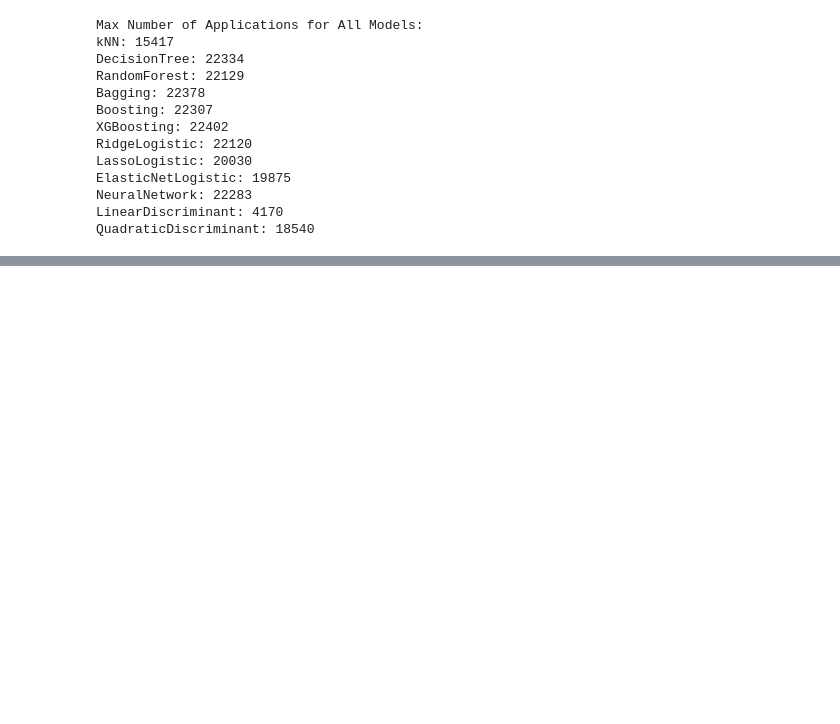
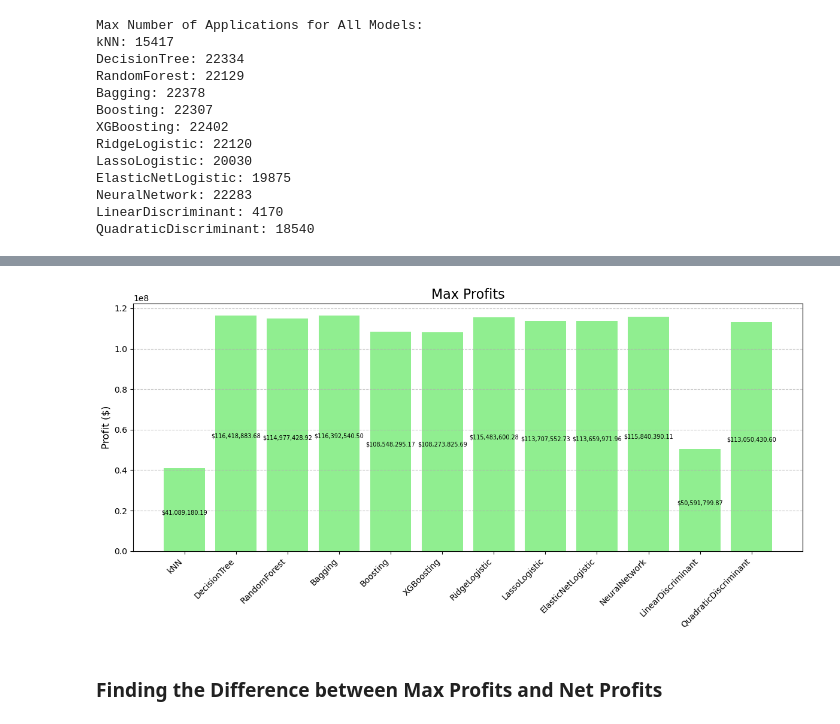
Before and after one commit to amogh2004/SBA-Loan-Default-Classification, a Jupyter notebook: DataModeling_Final.ipynb, the cells around one changed output, grey strips where cells are left out. Cells and saved outputs as stored; diff of their text form; code cells hidden in the pictures; blank space fills up the shorter version.

```diff
--- a/DataModeling_Final.ipynb
+++ b/DataModeling_Final.ipynb
@@ -150,7 +216,7 @@ class LoanApplicationProfitAnalysis:
         cutoff_probability = self.y_probs[self.sorted_indices[max_net_profit_index]]
 #         print(f"Maximum Net Profit: ${max_net_profit:,.2f}")
 #         print(f"Optimal Probability Cut-Off: {cutoff_probability:.2f}")
-        return cutoff_probability
+        return cutoff_probability, max_net_profit
 
     def create_cost_gain_matrix(self):
         """Create a cost-gain matrix for predictions."""
@@ -194,7 +260,8 @@ class LoanApplicationProfitAnalysis:
         apps = self.plot_gains_chart()
         self.plot_lift_chart()
         matrix = self.create_cost_gain_matrix()
-        return self.identify_max_net_profit(), apps, matrix
+        prob, profit = self.identify_max_net_profit()
+        return prob, apps, matrix, profit
 
 # Dictionary to store Cut-Off Probabilities for each model
 cutoff_prob = {}
@@ -204,6 +271,9 @@ max_apps = {}
 
 # Dictionary to store Cost Gain Matrix for each model
 cost_matrix = {}
+
+# Dictionary to store Max Profits for each model
+max_profits = {}
 # %% [markdown]
 ### kNN Model
 # %% [markdown]
@@ -1028,0 +1568,22 @@ plt.show()
+# %%
+# Bar chart for Max Profits with values inside bars
+plt.figure(figsize=(12, 6))
+bars = plt.bar(max_profits.keys(), max_profits.values(), color='lightgreen')
+
+# Add values inside bars
+for bar in bars:
+    yval = bar.get_height()
+    plt.text(bar.get_x() + bar.get_width() / 2, yval - (yval * 0.5), f"${yval:,.2f}",
+             ha='center', va='top', fontsize=7, color='black')
+
+# Chart formatting
+plt.title('Max Profits', fontsize=16)
+plt.ylabel('Profit ($)', fontsize=12)
+plt.xticks(rotation=45, ha='right', fontsize=10)
+plt.grid(axis='y', linestyle='--', alpha=0.7)
+plt.tight_layout()
+plt.show()
+# %% [output]
+[figure, added]
+# %% [markdown]
+### Finding the Difference between Max Profits and Net Profits
```
Also changed, not shown: parts of 79 cells of this notebook.
